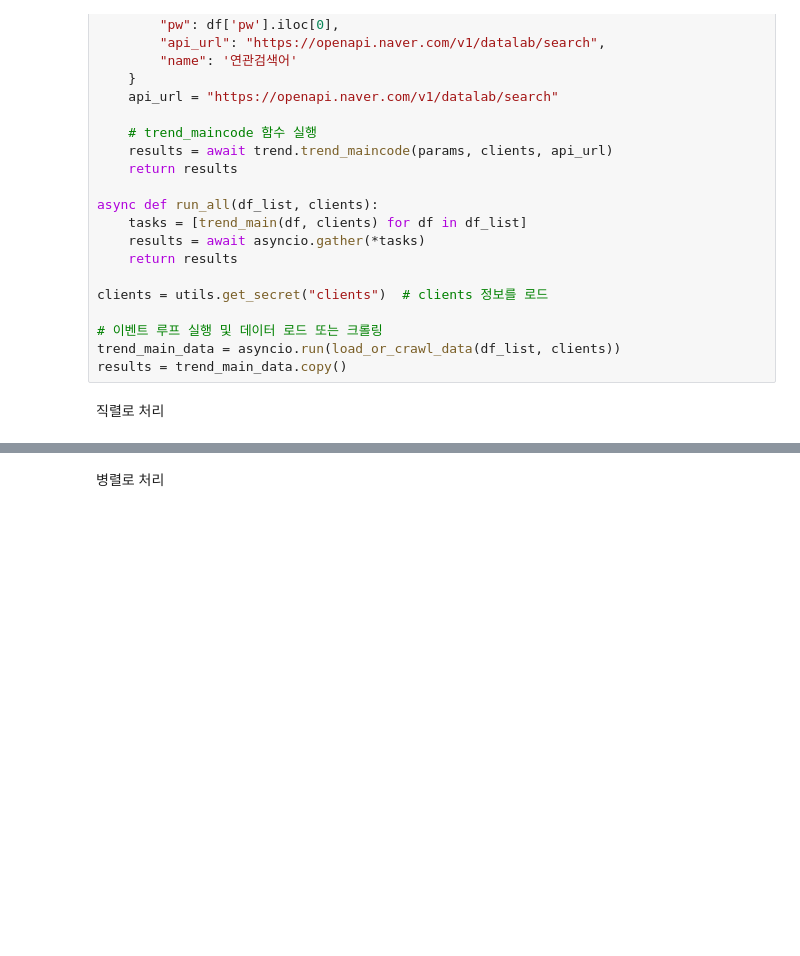
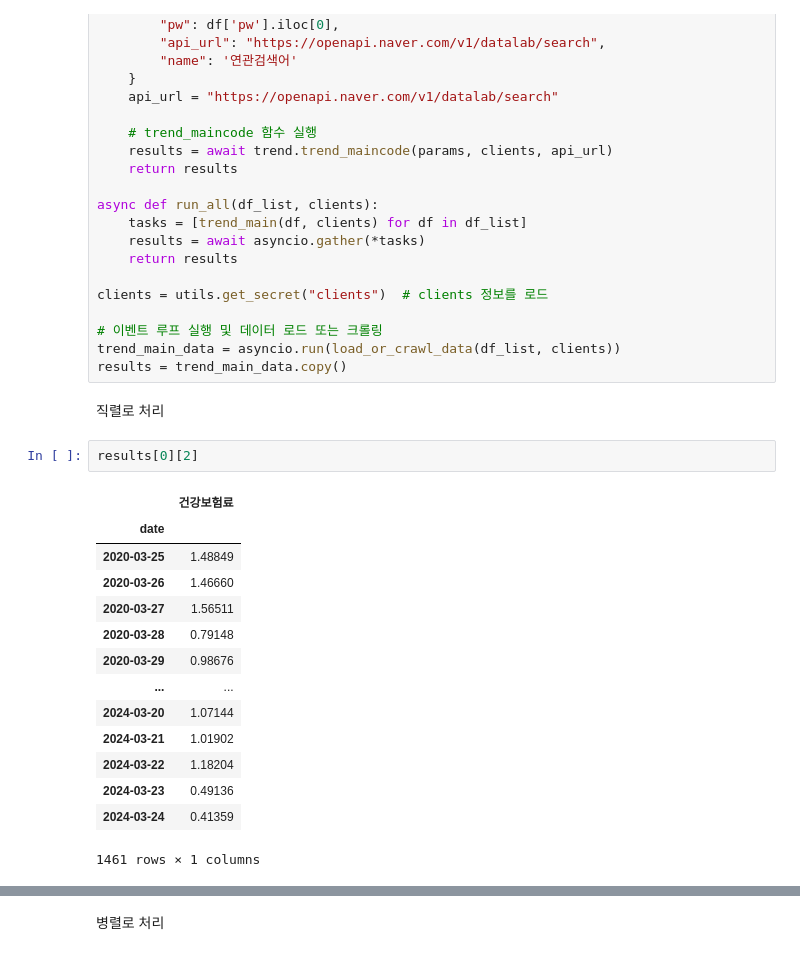
Before and after one commit to rse112/FinTrendX, a Jupyter notebook: main_file.ipynb, the cells around one changed output, grey strips where cells are left out. Cells and saved outputs as stored; diff of their text form; blank space fills up the shorter version.

```diff
--- a/main_file.ipynb
+++ b/main_file.ipynb
@@ -252,5 +285,22 @@ trend_main_data = asyncio.run(load_or_crawl_data(df_list, clients))
 results = trend_main_data.copy()
 # %% [markdown]
 직렬로 처리
+# %%
+results[0][2]
+# %% [output]
+|  | 건강보험료 |
+| date |  |
+| 2020-03-25 | 1.48849 |
+| 2020-03-26 | 1.46660 |
+| 2020-03-27 | 1.56511 |
+| 2020-03-28 | 0.79148 |
+| 2020-03-29 | 0.98676 |
+| ... | ... |
+| 2024-03-20 | 1.07144 |
+| 2024-03-21 | 1.01902 |
+| 2024-03-22 | 1.18204 |
+| 2024-03-23 | 0.49136 |
+| 2024-03-24 | 0.41359 |
+1461 rows × 1 columns
 # %%
 
```
Also changed, not shown: parts of 21 cells of this notebook, 13 other files.
